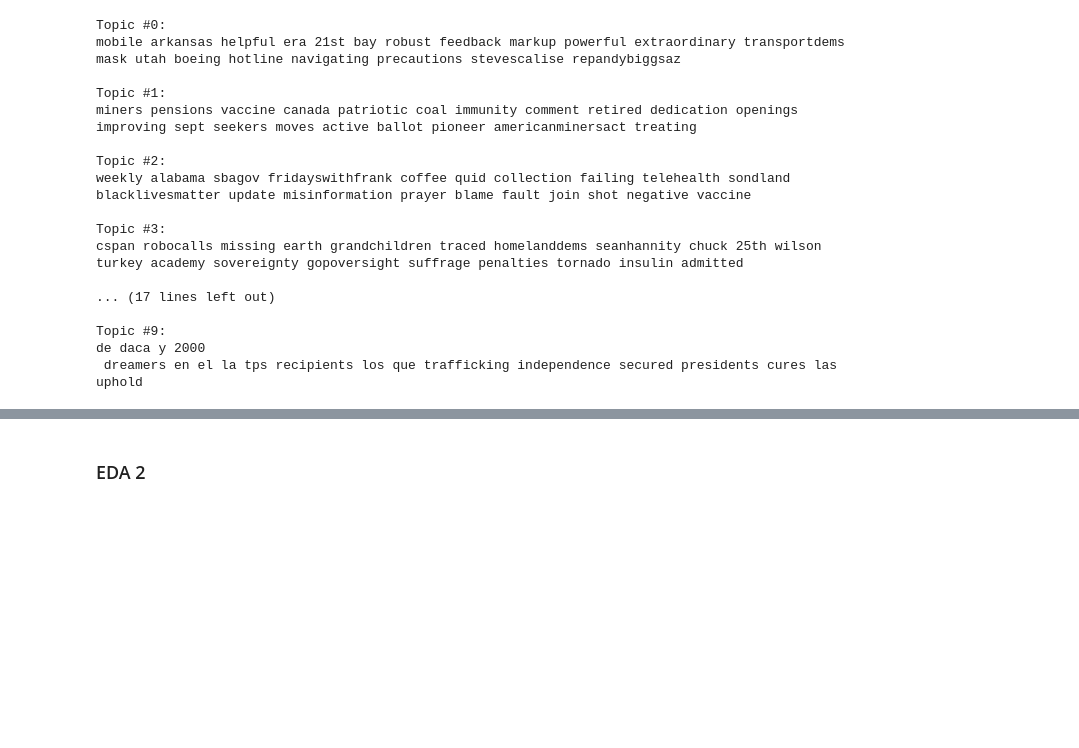
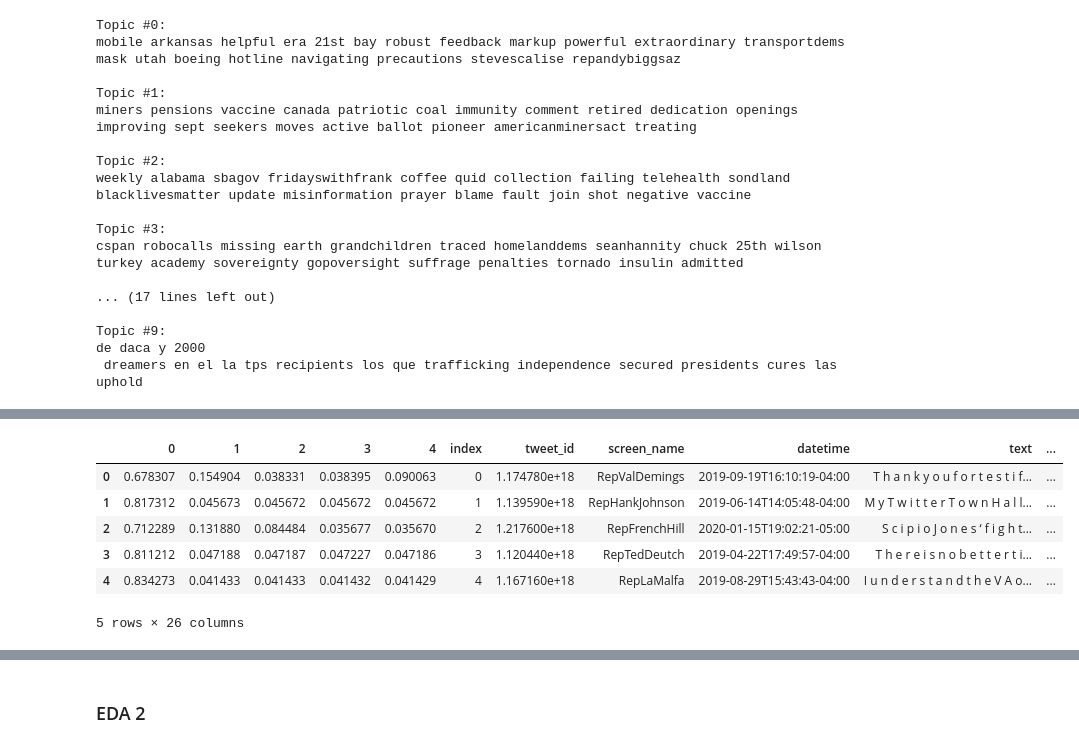
Before and after one commit to ireminal/CSS_Project5_Group1, a Jupyter notebook: Project 5 Student.ipynb, the cells around one changed output, grey strips where cells are left out. Saved outputs shown, nothing was run; the diff lists cells and outputs as text; code cells hidden in the pictures; blank space fills up the shorter version.

```diff
--- a/Project 5 Student.ipynb
+++ b/Project 5 Student.ipynb
@@ -214,0 +221,3 @@ de daca y 2000
+# %%
+topic_dist = lda.transform(tfidf_matrix)
+topic_dist
@@ -214,0 +232,12 @@ de daca y 2000
+# %%
+topic_dist_df = pd.DataFrame(topic_dist)
+df_w_topics = topic_dist_df.join(congress_tweets)
+df_w_topics.head()
+# %% [output]
+|  | 0 | 1 | 2 | 3 | 4 | index | tweet_id | screen_name | datetime | text | ... |
+| 0 | 0.678307 | 0.154904 | 0.038331 | 0.038395 | 0.090063 | 0 | 1.174780e+18 | RepValDemings | 2019-09-19T16:10:19-04:00 | T h a n k y o u f o r t e s t i f... | ... |
+| 1 | 0.817312 | 0.045673 | 0.045672 | 0.045672 | 0.045672 | 1 | 1.139590e+18 | RepHankJohnson | 2019-06-14T14:05:48-04:00 | M y T w i t t e r T o w n H a l l... | ... |
+| 2 | 0.712289 | 0.131880 | 0.084484 | 0.035677 | 0.035670 | 2 | 1.217600e+18 | RepFrenchHill | 2020-01-15T19:02:21-05:00 | S c i p i o J o n e s ‘ f i g h t... | ... |
+| 3 | 0.811212 | 0.047188 | 0.047187 | 0.047227 | 0.047186 | 3 | 1.120440e+18 | RepTedDeutch | 2019-04-22T17:49:57-04:00 | T h e r e i s n o b e t t e r t i... | ... |
+| 4 | 0.834273 | 0.041433 | 0.041433 | 0.041432 | 0.041429 | 4 | 1.167160e+18 | RepLaMalfa | 2019-08-29T15:43:43-04:00 | I u n d e r s t a n d t h e V A o... | ... |
+5 rows × 26 columns
```
Also changed, not shown: parts of 24 cells of this notebook.
